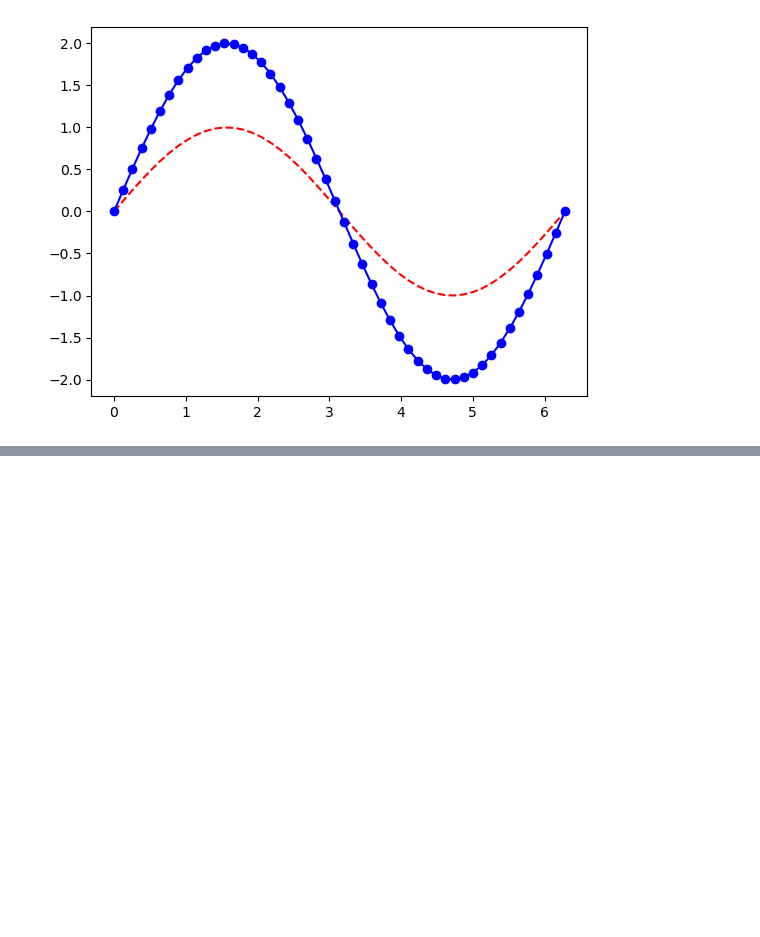
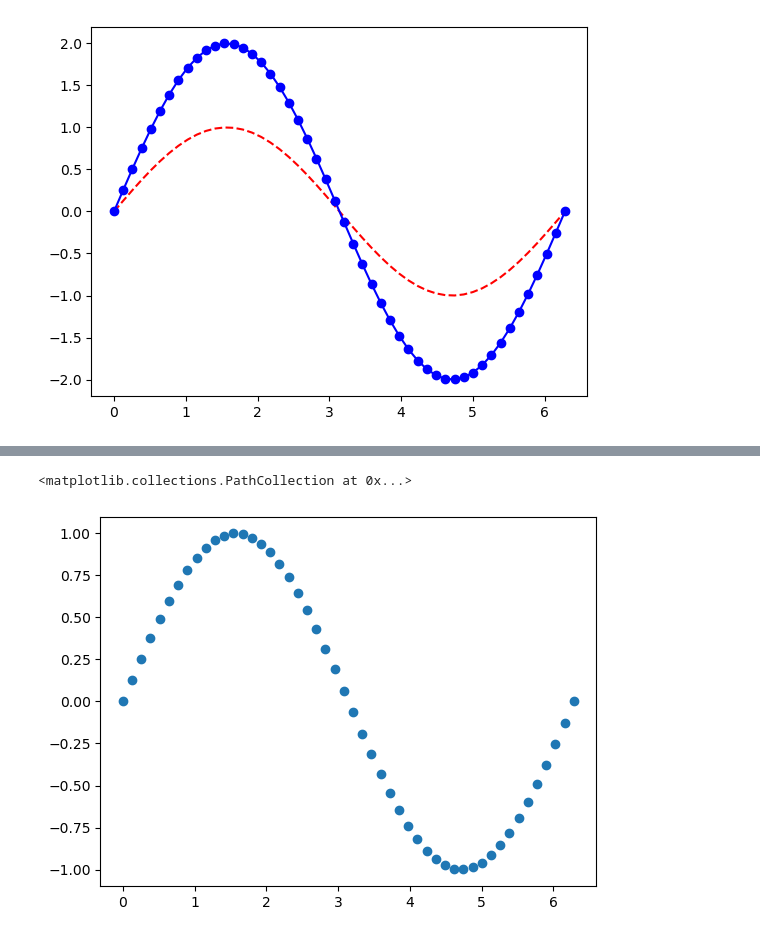
Before and after one commit to prasunkolhe/coe311k, a Jupyter notebook: classwork1/Plot0129.ipynb, the cells around one changed output, grey strips where cells are left out. Drawn from its saved outputs; the diff is of its cells as text; code cells hidden in the pictures; blank space fills up the shorter version.

```diff
--- a/classwork1/Plot0129.ipynb
+++ b/classwork1/Plot0129.ipynb
@@ -25,0 +38,5 @@ plt.show()
+# %%
+plt.scatter(x, np.sin(x))
+# %% [output]
+<matplotlib.collections.PathCollection at 0x...>
+[figure, added]
```
Also changed, not shown: parts of 13 cells of this notebook, 1 other file.
